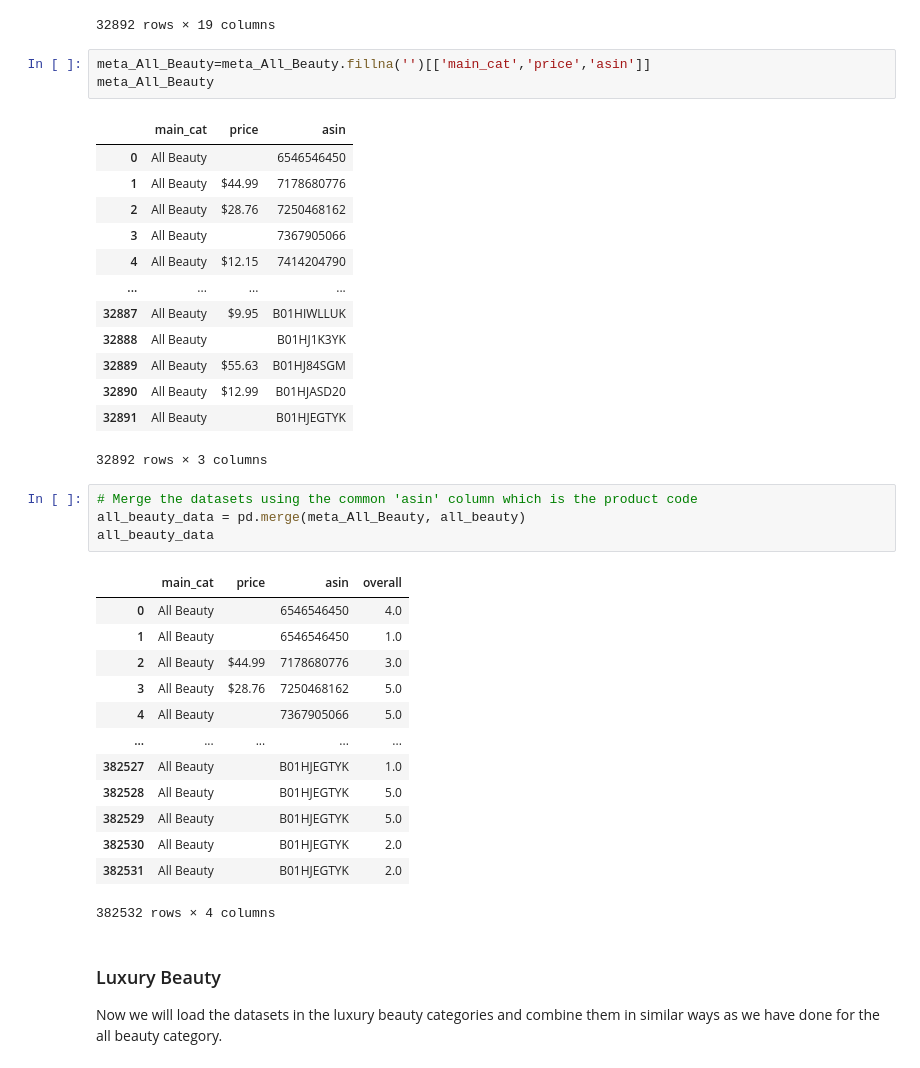
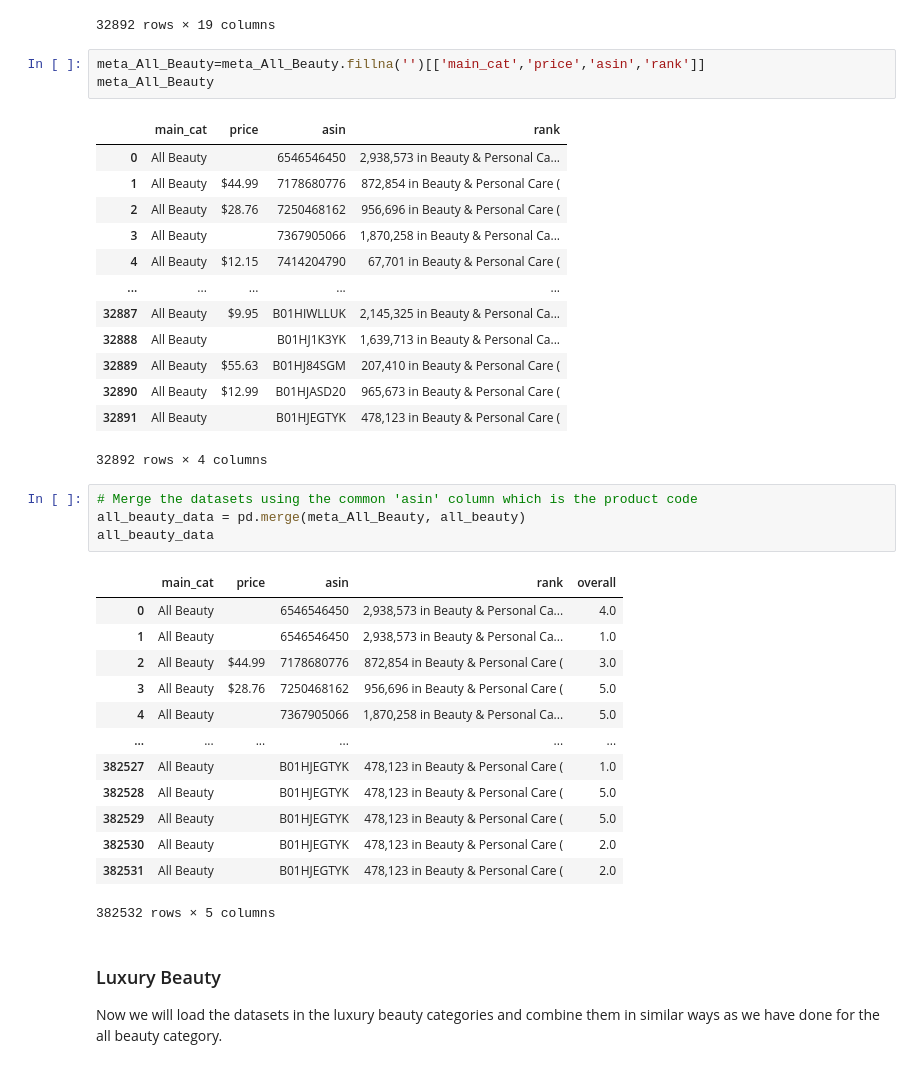
Before and after one commit to anhndq01/ECON-326-Project, a Jupyter notebook: parse_and_clean_meta_data.ipynb, the cells around one changed output. Cells and saved outputs as stored; diff of their text form.

Commit message:
Include rank in dataset and rerun regression

```diff
--- a/parse_and_clean_meta_data.ipynb
+++ b/parse_and_clean_meta_data.ipynb
@@ -93,40 +93,40 @@ meta_All_Beauty
 | 32891 | [] |  | [] |  | FESHFEN Scrunchy Scrunchies Synth... | [B01HJEGQ6Q, B01L66EYCG, B00H7YZ7... |  |  | [] | 478,123 in Beauty & Personal Care ( | ... |
 32892 rows × 19 columns
 # %%
-meta_All_Beauty=meta_All_Beauty.fillna('')[['main_cat','price','asin']]
+meta_All_Beauty=meta_All_Beauty.fillna('')[['main_cat','price','asin','rank']]
 meta_All_Beauty
 # %% [output]
-|  | main_cat | price | asin |
-| 0 | All Beauty |  | 6546546450 |
-| 1 | All Beauty | $44.99 | 7178680776 |
-| 2 | All Beauty | $28.76 | 7250468162 |
-| 3 | All Beauty |  | 7367905066 |
-| 4 | All Beauty | $12.15 | 7414204790 |
-| ... | ... | ... | ... |
-| 32887 | All Beauty | $9.95 | B01HIWLLUK |
-| 32888 | All Beauty |  | B01HJ1K3YK |
-| 32889 | All Beauty | $55.63 | B01HJ84SGM |
-| 32890 | All Beauty | $12.99 | B01HJASD20 |
-| 32891 | All Beauty |  | B01HJEGTYK |
+|  | main_cat | price | asin | rank |
+| 0 | All Beauty |  | 6546546450 | 2,938,573 in Beauty & Personal Ca... |
+| 1 | All Beauty | $44.99 | 7178680776 | 872,854 in Beauty & Personal Care ( |
+| 2 | All Beauty | $28.76 | 7250468162 | 956,696 in Beauty & Personal Care ( |
+| 3 | All Beauty |  | 7367905066 | 1,870,258 in Beauty & Personal Ca... |
+| 4 | All Beauty | $12.15 | 7414204790 | 67,701 in Beauty & Personal Care ( |
+| ... | ... | ... | ... | ... |
+| 32887 | All Beauty | $9.95 | B01HIWLLUK | 2,145,325 in Beauty & Personal Ca... |
+| 32888 | All Beauty |  | B01HJ1K3YK | 1,639,713 in Beauty & Personal Ca... |
+| 32889 | All Beauty | $55.63 | B01HJ84SGM | 207,410 in Beauty & Personal Care ( |
+| 32890 | All Beauty | $12.99 | B01HJASD20 | 965,673 in Beauty & Personal Care ( |
+| 32891 | All Beauty |  | B01HJEGTYK | 478,123 in Beauty & Personal Care ( |
-32892 rows × 3 columns
+32892 rows × 4 columns
 # %%
 # Merge the datasets using the common 'asin' column which is the product code
 all_beauty_data = pd.merge(meta_All_Beauty, all_beauty)
 all_beauty_data
 # %% [output]
-|  | main_cat | price | asin | overall |
-| 0 | All Beauty |  | 6546546450 | 4.0 |
-| 1 | All Beauty |  | 6546546450 | 1.0 |
-| 2 | All Beauty | $44.99 | 7178680776 | 3.0 |
-| 3 | All Beauty | $28.76 | 7250468162 | 5.0 |
-| 4 | All Beauty |  | 7367905066 | 5.0 |
-| ... | ... | ... | ... | ... |
-| 382527 | All Beauty |  | B01HJEGTYK | 1.0 |
-| 382528 | All Beauty |  | B01HJEGTYK | 5.0 |
-| 382529 | All Beauty |  | B01HJEGTYK | 5.0 |
-| 382530 | All Beauty |  | B01HJEGTYK | 2.0 |
-| 382531 | All Beauty |  | B01HJEGTYK | 2.0 |
+|  | main_cat | price | asin | rank | overall |
+| 0 | All Beauty |  | 6546546450 | 2,938,573 in Beauty & Personal Ca... | 4.0 |
+| 1 | All Beauty |  | 6546546450 | 2,938,573 in Beauty & Personal Ca... | 1.0 |
+| 2 | All Beauty | $44.99 | 7178680776 | 872,854 in Beauty & Personal Care ( | 3.0 |
+| 3 | All Beauty | $28.76 | 7250468162 | 956,696 in Beauty & Personal Care ( | 5.0 |
+| 4 | All Beauty |  | 7367905066 | 1,870,258 in Beauty & Personal Ca... | 5.0 |
+| ... | ... | ... | ... | ... | ... |
+| 382527 | All Beauty |  | B01HJEGTYK | 478,123 in Beauty & Personal Care ( | 1.0 |
+| 382528 | All Beauty |  | B01HJEGTYK | 478,123 in Beauty & Personal Care ( | 5.0 |
+| 382529 | All Beauty |  | B01HJEGTYK | 478,123 in Beauty & Personal Care ( | 5.0 |
+| 382530 | All Beauty |  | B01HJEGTYK | 478,123 in Beauty & Personal Care ( | 2.0 |
+| 382531 | All Beauty |  | B01HJEGTYK | 478,123 in Beauty & Personal Care ( | 2.0 |
-382532 rows × 4 columns
+382532 rows × 5 columns
 # %% [markdown]
 ### Luxury Beauty
 Now we will load the datasets in the luxury beauty categories and combine them in similar ways as we have done for the all beauty category.
```
Also changed, not shown: parts of 4 cells of this notebook, 4 other files.
